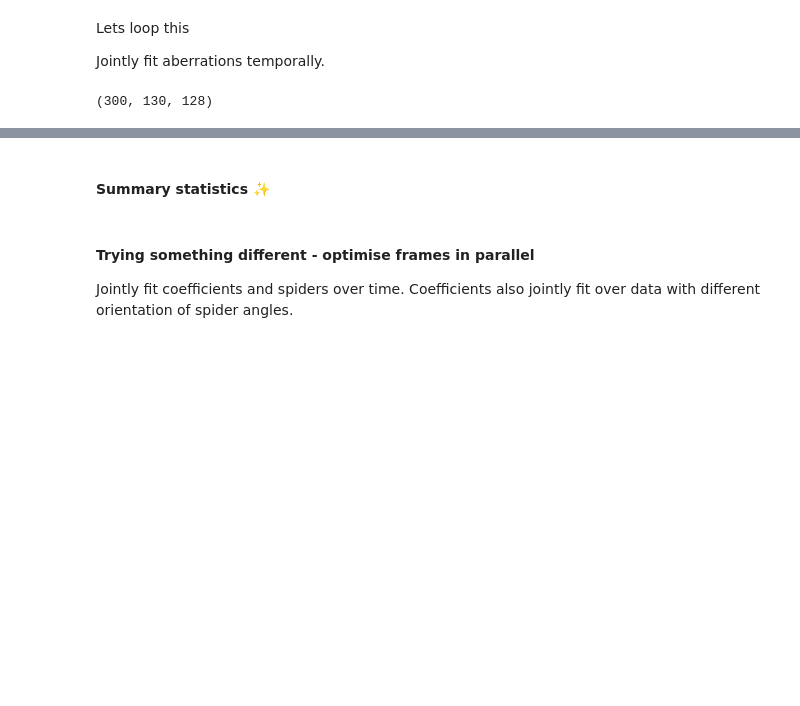
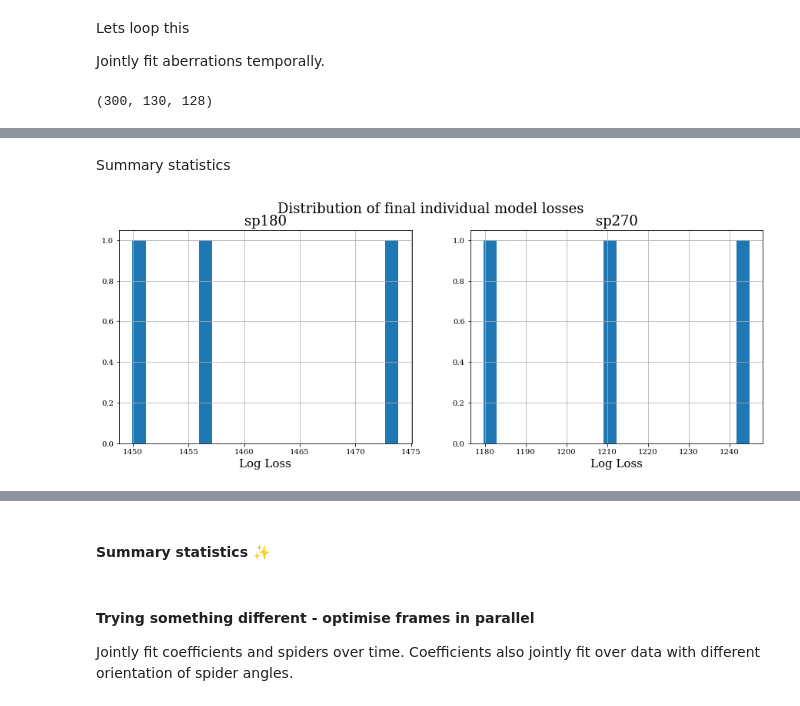
Before and after one commit to TolimanSpace/toliman_dp_design_testing, a Jupyter notebook: System_Aberrations.ipynb, the cells around one changed output, grey strips where cells are left out. Saved outputs shown, nothing was run; the diff lists cells and outputs as text; code cells hidden in the pictures; blank space fills up the shorter version.

```diff
--- a/System_Aberrations.ipynb
+++ b/System_Aberrations.ipynb
@@ -846,0 +638,5 @@ plt.grid()
+# %%
+config_stored_params = [pickle.load(open(filenames[0], 'rb')),
+                          pickle.load(open(filenames[1], 'rb'))]
+config_models = optimisation_manager.models
+config_labels = ["sp180", "sp270"]
@@ -846,0 +721,16 @@ plt.grid()
+# %% [markdown]
+Summary statistics
+# %%
+plt.figure(figsize=(15,5))
+plt.suptitle("Distribution of final individual model losses")
+it =1
+for i, stored_params_dict in enumerate(config_stored_params):
+    log_losses = np.asarray(stored_params_dict["final losses"]).flatten()
+    plt.subplot(1,2,it)
+    plt.title("{}".format(config_labels[i]))
+    plt.hist(log_losses, bins=20)
+    plt.xlabel("Log Loss")
+    plt.grid()
+    it +=1
+# %% [output]
+[figure, added]
```
Also changed, not shown: parts of 10 cells of this notebook, 2 other files.
